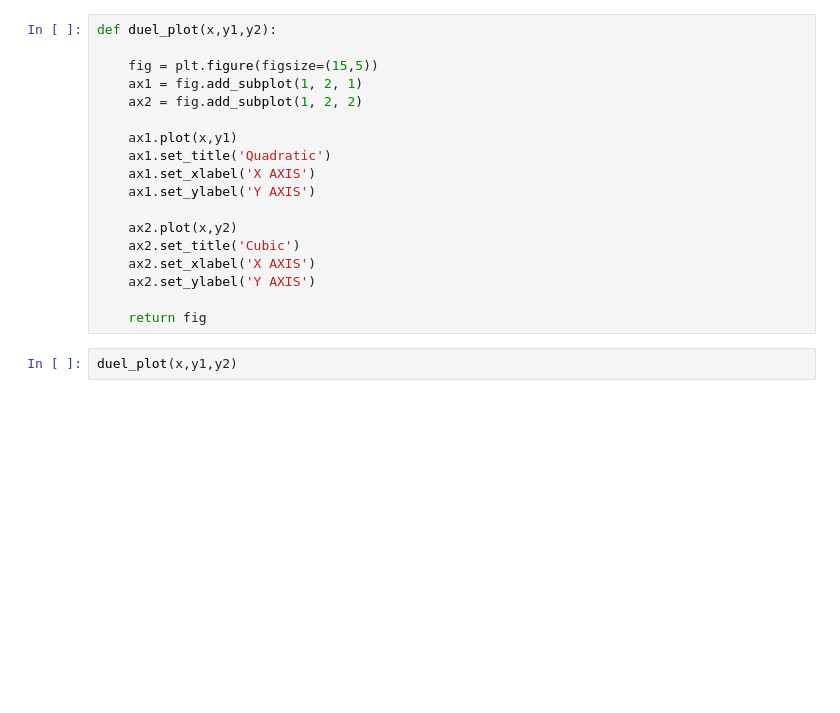
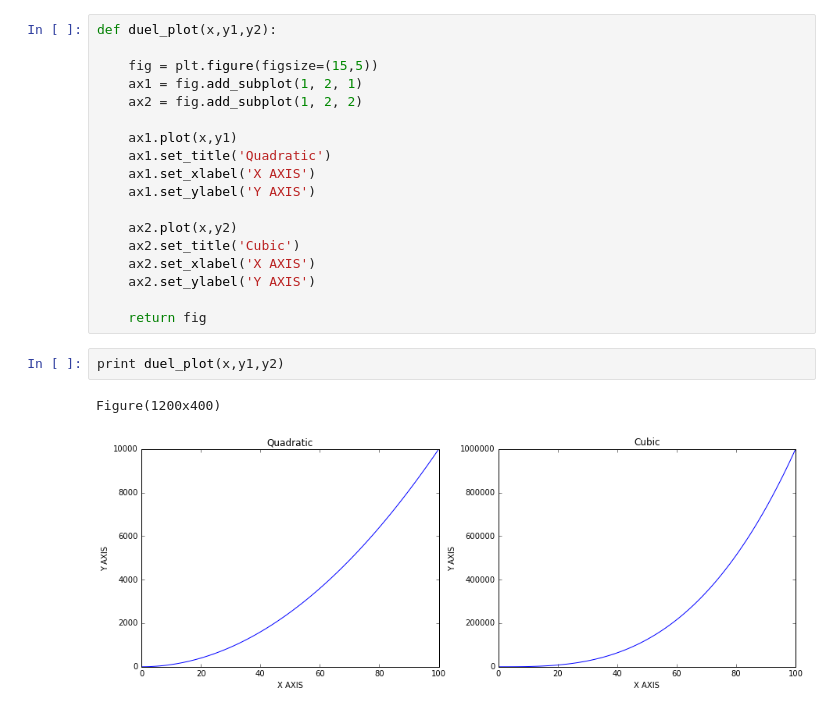
Before and after one commit to snazrul1/PyRevolution, a Jupyter notebook: matplotlib/Figure and Axes.ipynb, the cells around one changed output. Cells and saved outputs as stored; diff of their text form; blank space fills up the shorter version.

```diff
--- a/matplotlib/Figure and Axes.ipynb
+++ b/matplotlib/Figure and Axes.ipynb
@@ -51,4 +54,7 @@ def duel_plot(x,y1,y2):
 
     return fig
 # %%
-duel_plot(x,y1,y2)
+print duel_plot(x,y1,y2)
+# %% [output]
+Figure(1200x400)
+[figure, added]
```
Also changed, not shown: parts of 1 cell of this notebook, 2 other files.
